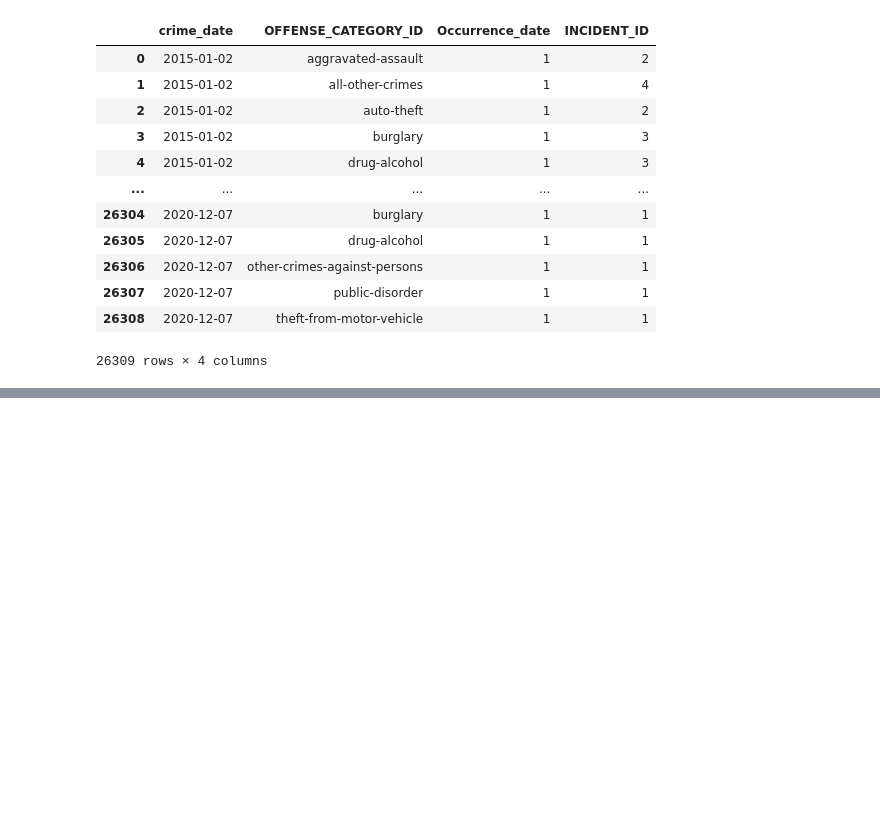
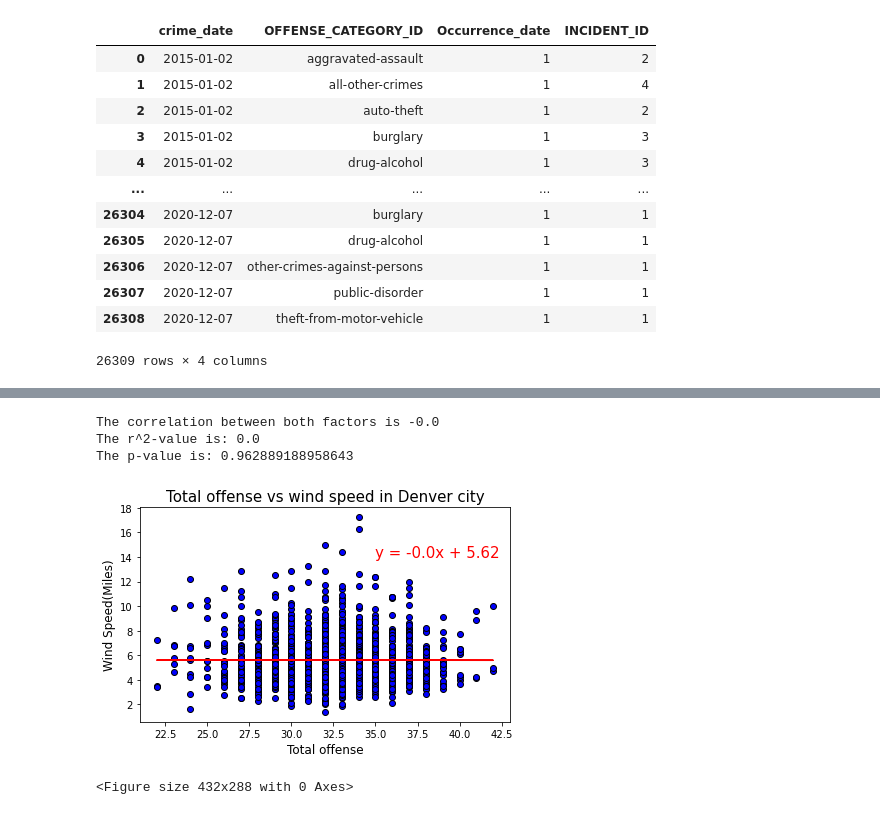
Before and after one commit to mnolker/Criminal_Weather_Denver, a Jupyter notebook: criminal_weather_merged.ipynb, the cells around one changed output, grey strips where cells are left out. Saved outputs shown, nothing was run; the diff lists cells and outputs as text; code cells hidden in the pictures; blank space fills up the shorter version.

```diff
--- a/criminal_weather_merged.ipynb
+++ b/criminal_weather_merged.ipynb
@@ -126,0 +191,9 @@ criminal_weather_merged
+# %%
+
+linear(criminal_weather_merged["total_offenses"],criminal_weather_merged["Wind Speed(Miles)"],"Total offense","Wind Speed(Miles)","Total offense vs wind speed in Denver city",(35,14),'offense_vs_windspeed')
+# %% [output]
+The correlation between both factors is -0.0
+The r^2-value is: 0.0
+The p-value is: 0.962889188958643
+[figure, added]
+<Figure size 432x288 with 0 Axes>
```
Also changed, not shown: parts of 18 cells of this notebook, 9 other files.
